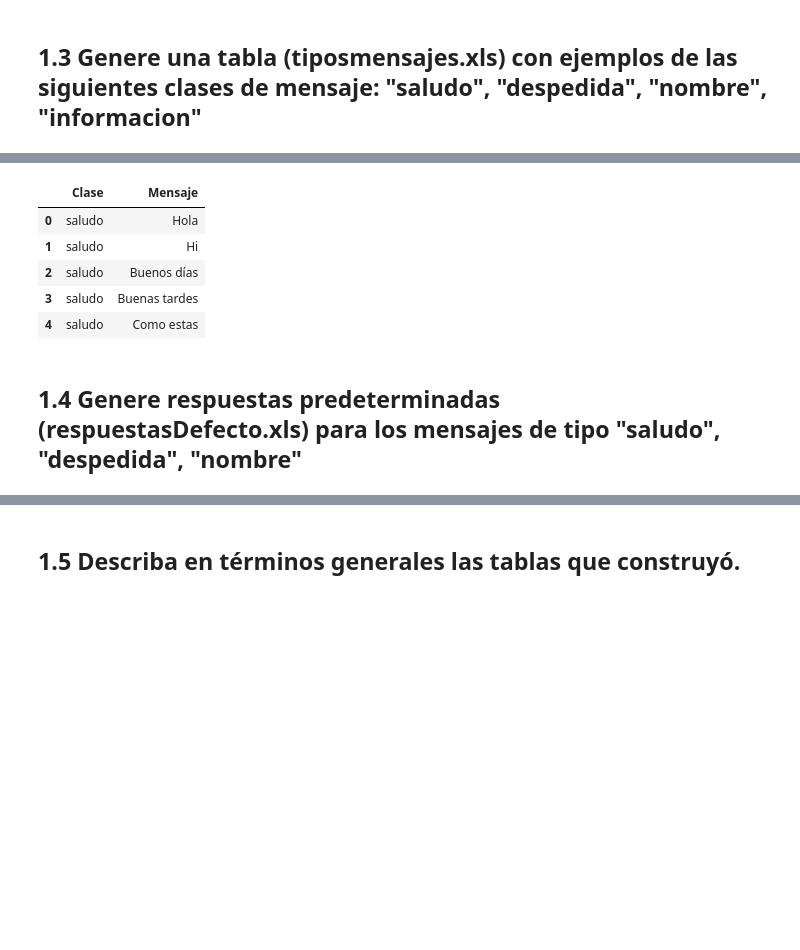
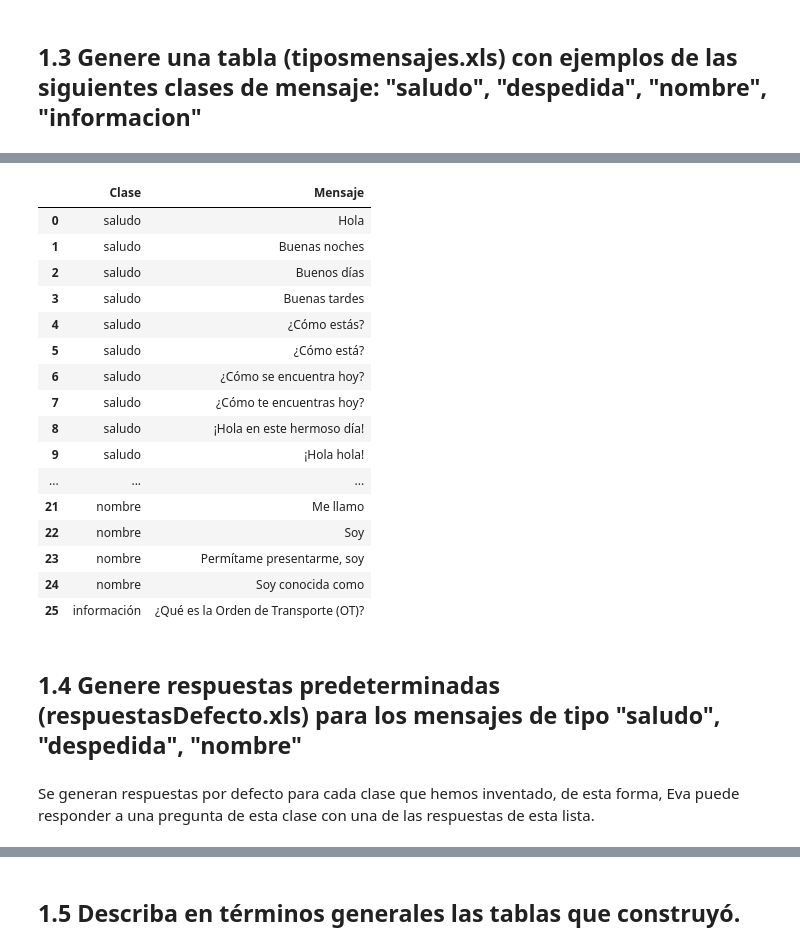
Before and after one commit to alvaro-neira/nlp-homework2, a Jupyter notebook: main.ipynb, the cells around one changed output, grey strips where cells are left out. Drawn from its saved outputs; the diff is of its cells as text; code cells hidden in the pictures; blank space fills up the shorter version.

```diff
--- a/main.ipynb
+++ b/main.ipynb
@@ -79,15 +92,28 @@ tiposmensajes.csv.2 100%[===================>]   4.11K  --.-KB/s    in 0s
 # %%
-messages = pd.read_csv('/content/tiposmensajes.csv', sep=',')
-messages.head()
+messages = pd.read_csv('/content/tiposmensajes.csv', sep=';')
+messages.head(26)
 # %% [output]
 |  | Clase | Mensaje |
 | 0 | saludo | Hola |
-| 1 | saludo | Hi |
+| 1 | saludo | Buenas noches |
 | 2 | saludo | Buenos días |
 | 3 | saludo | Buenas tardes |
-| 4 | saludo | Como estas |
+| 4 | saludo | ¿Cómo estás? |
+| 5 | saludo | ¿Cómo está? |
+| 6 | saludo | ¿Cómo se encuentra hoy? |
+| 7 | saludo | ¿Cómo te encuentras hoy? |
+| 8 | saludo | ¡Hola en este hermoso día! |
+| 9 | saludo | ¡Hola hola! |
+| ... | ... | ... |
+| 21 | nombre | Me llamo |
+| 22 | nombre | Soy |
+| 23 | nombre | Permítame presentarme, soy |
+| 24 | nombre | Soy conocida como |
+| 25 | información | ¿Qué es la Orden de Transporte (OT)? |
 # %% [markdown]
 ## 1.4 Genere respuestas predeterminadas (respuestasDefecto.xls) para los mensajes de tipo "saludo", "despedida", "nombre"
+# %% [markdown]
+Se generan respuestas por defecto para cada clase que hemos inventado, de esta forma, Eva puede responder a una pregunta de esta clase con una de las respuestas de esta lista.
 # %%
 !wget https://www.dropbox.com/s/kukxrqpjxi0l4ei/respuestasDefecto.csv
 # %% [output]
```
Also changed, not shown: parts of 43 cells of this notebook.
